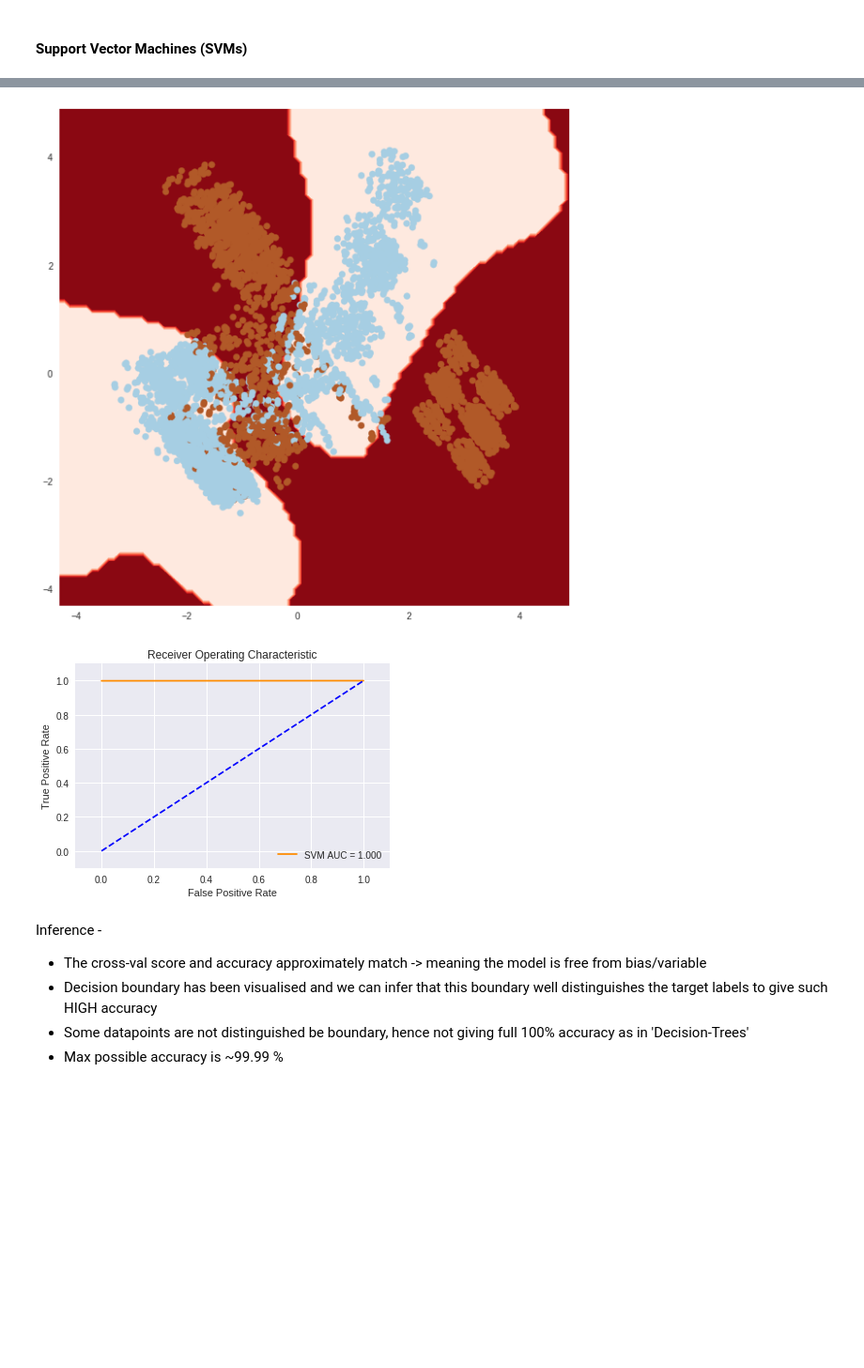
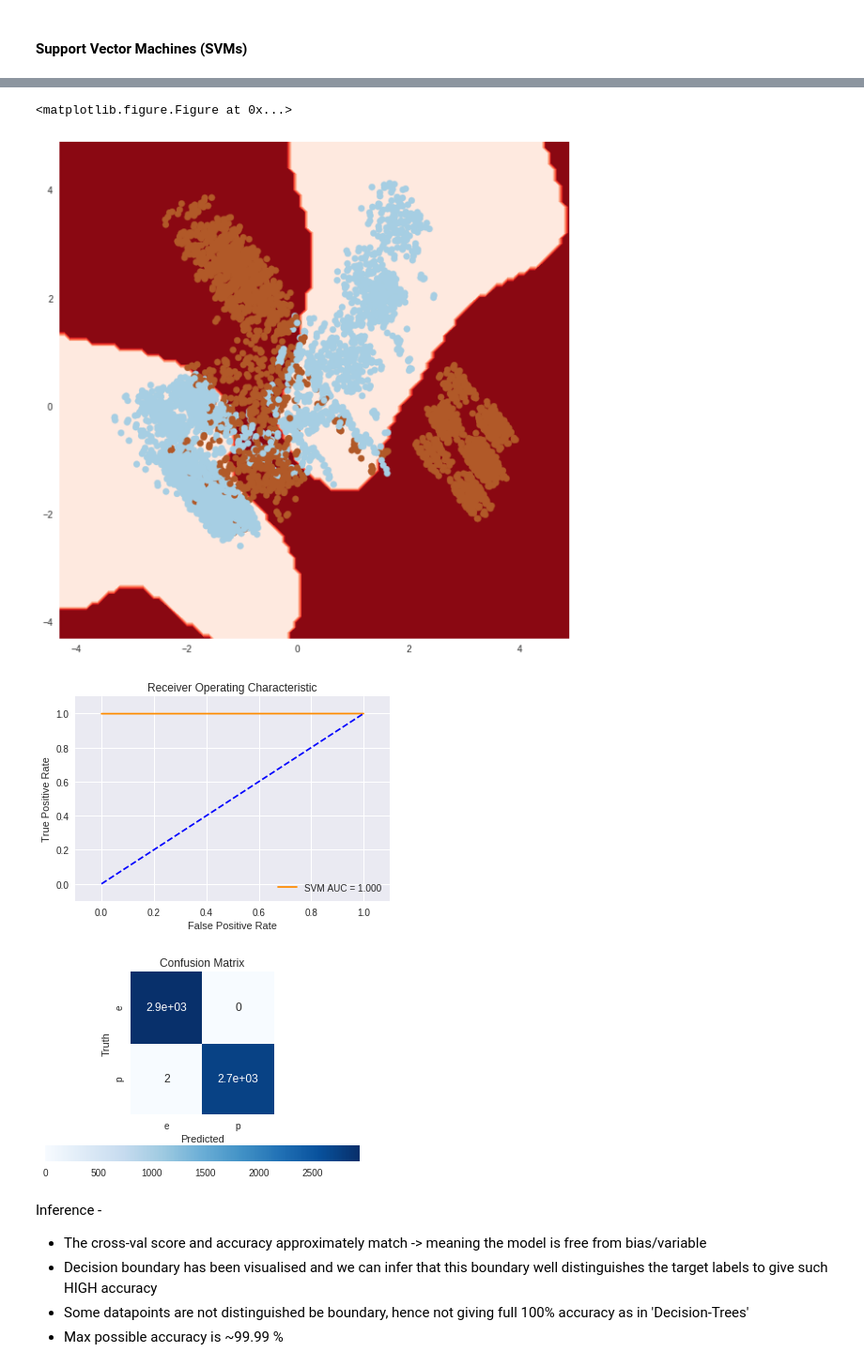
Before and after one commit to GChaudhary/DSG_Predictive_Modelling, a Jupyter notebook: notebook.ipynb, the cells around one changed output, grey strips where cells are left out. Shown at 94% size. Saved outputs shown, nothing was run; the diff lists cells and outputs as text; code cells hidden in the pictures; blank space fills up the shorter version.

```diff
--- a/notebook.ipynb
+++ b/notebook.ipynb
@@ -429,24 +439,27 @@ Inference -
 # %%
 ### SVM
 from sklearn import svm
 clf = svm.SVC()
 # Check cross-val score
 print("Cross-Val Score", cross_val_score(clf, x, y, cv=5, scoring=make_scorer(accuracy_score)))
 # Train Model
 clf.fit(x, y)
 pred = clf.predict(x)
 print ("\n[SVM] Accuracy: ", accuracy_score(y, pred))
 
 # Plots
 #plot_feature_importance(clf, cols)  [not applicable]
 plot_decision_boundary(clf, pca_x, y)
 roc_curve_acc(y, pred, "SVM")
+plot_confusion_matrix(y, pred)
 # %% [output]
 Cross-Val Score [ 1.          0.99912049  0.99912049  1.          1.        ]
 
 [SVM] Accuracy:  0.999648258881
+<matplotlib.figure.Figure at 0x...>
 [figure]
 [figure]
+[figure, added]
 # %% [markdown]
 Inference -
 * The cross-val score and accuracy approximately match -> meaning the model is free from bias/variable
```
Also changed, not shown: parts of 5 cells of this notebook.
